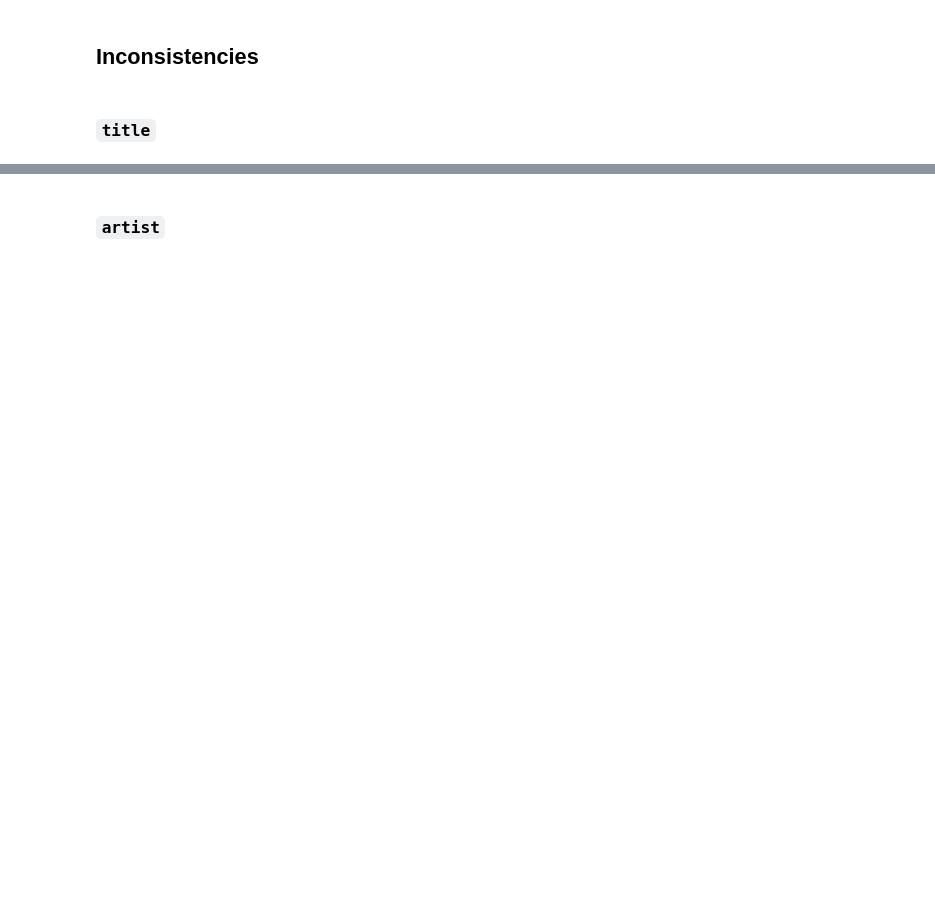
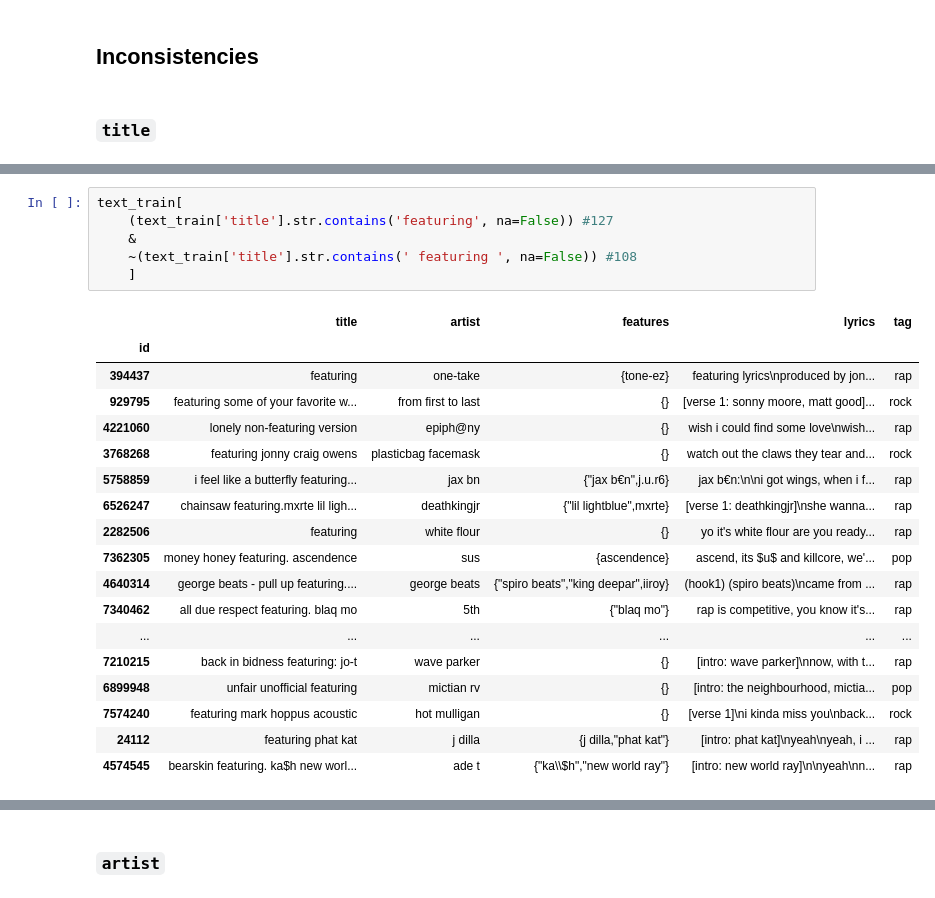
Before and after one commit to ARCadete21/Text-Mining-Project, a Jupyter notebook: eda.ipynb, the cells around one changed output, grey strips where cells are left out. Saved outputs shown, nothing was run; the diff lists cells and outputs as text; blank space fills up the shorter version.

```diff
--- a/eda.ipynb
+++ b/eda.ipynb
@@ -502,0 +886,25 @@ train[train['title'].str.contains(' - ', na=False)]
+# %%
+text_train[
+    (text_train['title'].str.contains('featuring', na=False)) #127
+    &
+    ~(text_train['title'].str.contains(' featuring ', na=False)) #108
+    ]
+# %% [output]
+|  | title | artist | features | lyrics | tag |
+| id |  |  |  |  |  |
+| 394437 | featuring | one-take | {tone-ez} | featuring lyrics\nproduced by jon... | rap |
+| 929795 | featuring some of your favorite w... | from first to last | {} | [verse 1: sonny moore, matt good]... | rock |
+| 4221060 | lonely non-featuring version | epiph@ny | {} | wish i could find some love\nwish... | rap |
+| 3768268 | featuring jonny craig owens | plasticbag facemask | {} | watch out the claws they tear and... | rock |
+| 5758859 | i feel like a butterfly featuring... | jax bn | {"jax b€n",j.u.r6} | jax b€n:\n\ni got wings, when i f... | rap |
+| 6526247 | chainsaw featuring.mxrte lil ligh... | deathkingjr | {"lil lightblue",mxrte} | [verse 1: deathkingjr]\nshe wanna... | rap |
+| 2282506 | featuring | white flour | {} | yo it's white flour are you ready... | rap |
+| 7362305 | money honey featuring. ascendence | sus | {ascendence} | ascend, its $u$ and killcore, we'... | pop |
+| 4640314 | george beats - pull up featuring.... | george beats | {"spiro beats","king deepar",iiroy} | (hook1) (spiro beats)\ncame from ... | rap |
+| 7340462 | all due respect featuring. blaq mo | 5th | {"blaq mo"} | rap is competitive, you know it's... | rap |
+| ... | ... | ... | ... | ... | ... |
+| 7210215 | back in bidness featuring: jo-t | wave parker | {} | [intro: wave parker]\nnow, with t... | rap |
+| 6899948 | unfair unofficial featuring | mictian rv | {} | [intro: the neighbourhood, mictia... | pop |
+| 7574240 | featuring mark hoppus acoustic | hot mulligan | {} | [verse 1]\ni kinda miss you\nback... | rock |
+| 24112 | featuring phat kat | j dilla | {j dilla,"phat kat"} | [intro: phat kat]\nyeah\nyeah, i ... | rap |
+| 4574545 | bearskin featuring. ka$h new worl... | ade t | {"ka\\$h","new world ray"} | [intro: new world ray]\n\nyeah\nn... | rap |
```
Also changed, not shown: parts of 62 cells of this notebook.
